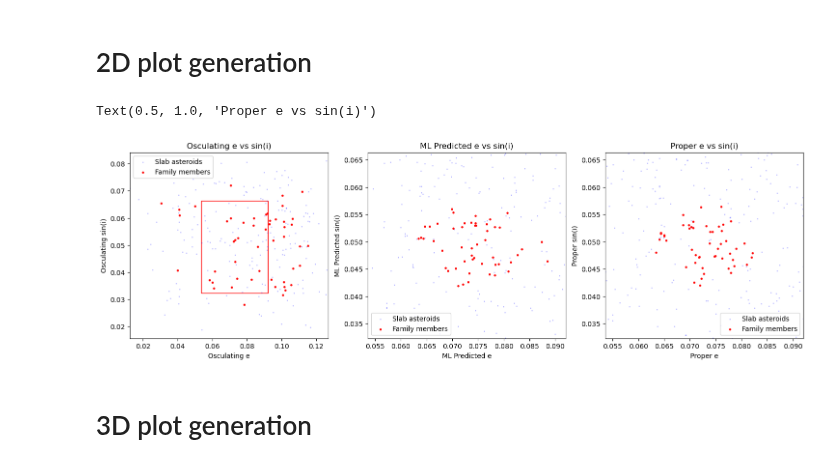
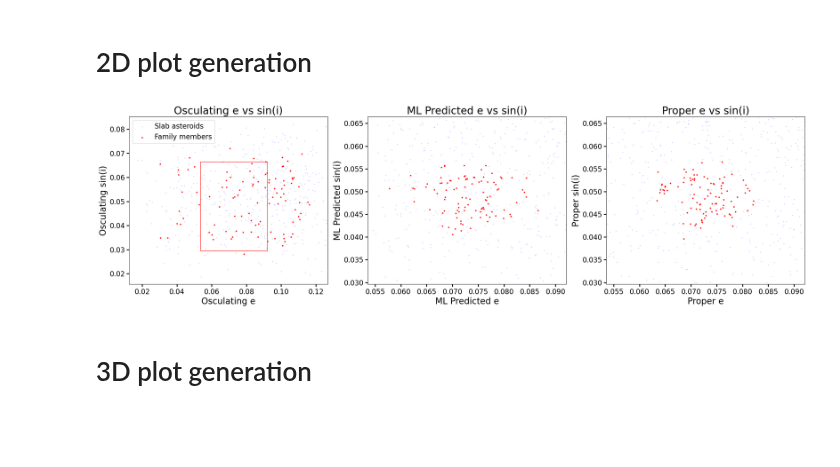
Before and after one commit to YangShen31/proper_elements_prediction, a Jupyter notebook: 4_family_identification/family_identification.ipynb, the cells around one changed output. Saved outputs shown, nothing was run; the diff lists cells and outputs as text; code cells hidden in the pictures; blank space fills up the shorter version.

```diff
--- a/4_family_identification/family_identification.ipynb
+++ b/4_family_identification/family_identification.ipynb
@@ -6,21 +6,24 @@ from mpl_toolkits.mplot3d import Axes3D
 import math
 import matplotlib.patches as patches
 from matplotlib.ticker import FormatStrFormatter
+plt.style.use('../paper.mplstyle')
 # %% [markdown]
 # Load Model Results and Family Dataset
 # %%
-df_ngb = pd.read_csv("../data/model_results.csv")
+df_xgb = pd.read_csv("../data/model_results_xgb.csv")
 nesvorny_elements = pd.read_csv("../data/nesvorny_catalog_dataset.csv")
-df_ngb = pd.merge(df_ngb, nesvorny_elements[["Des'n", 'a', 'da', 'de', 'dsini']], on="Des'n", how="inner")
+df_xgb = pd.merge(df_xgb, nesvorny_elements[["Des'n", 'a', 'da', 'de', 'dsini']], on="Des'n", how="inner")
 # %%
-propa = df_ngb["propa"]
-prope = df_ngb["prope"]
-propsini = df_ngb["propsini"]
+df_xgb["sini"] = np.sin(df_xgb["Incl."]*180/np.pi)
+nesvorny_elements["sini"] = np.sin(nesvorny_elements["Incl."]*180/np.pi)
+propa = df_xgb["propa"]
+prope = df_xgb["prope"]
+propsini = df_xgb["propsini"]
 
-test_name_list = df_ngb['Des\'n']
+test_name_list = df_xgb['Des\'n']
 # %%
 column_names = ['propa', 'prope', 'propsini', 'g', 's', 'H', 'NumOpps', 'PackedName', 'UnpackedName']
-df_Velleda = pd.read_csv("../data/family_tables/inner_126_velleda_fam3.csv", header=None, names=column_names)
+df_Velleda = pd.read_csv("../family_tables/inner_126_velleda_fam3.csv", header=None, names=column_names)
 def convert_id(val):
 	val_str = str(val)
 	if val_str.isdigit():
@@ -272,7 +282,7 @@ Purity of the sample: 97.22222222222221
 # %% [markdown]
 # 2D plot generation
 # %%
-family_test_df = df_ngb[df_ngb["Des'n"].isin(name_list)]
+family_test_df = df_xgb[df_xgb["Des'n"].isin(name_list)]
 
 # Define slab thresholds
 threshold_e = 0.01
@@ -286,50 +296,50 @@ filter = (
     (propsini < np.max(family_test_df["propsini"]) + threshold_i) & (propsini > np.min(family_test_df["propsini"]) - threshold_i)
 )
 
-filtered = df_ngb[filter]
+filtered = df_xgb[filter]
 filtered = filtered[(filtered["Des'n"].isin(test_name_list)) & (~filtered["Des'n"].isin(name_list))]
 
-fig, axes = plt.subplots(1, 3, figsize=(18, 5))
+fig, axes = plt.subplots(1, 3, figsize=(28, 7))
 
 diff = max(family_test_df["prope"]) - min(filtered["prope"])
 
 rect = patches.Rectangle(
     (min(filtered["prope"]), min(filtered["propsini"])),
     max(filtered["prope"]) - min(filtered["prope"]),
     max(filtered["propsini"]) - min(filtered["propsini"]),
     linewidth=1,
     edgecolor='r',
     facecolor='none'
 )
 axes[0].add_patch(rect)
-axes[0].scatter(filtered["e"], (filtered["Incl."]*np.pi/180), s=1, alpha=0.2, label="Slab asteroids", color='blue')
-axes[0].scatter(family_test_df["e"], (family_test_df["Incl."]*np.pi/180), s=5, label="Family members", color='red')
+axes[0].scatter(filtered["e"], (filtered["Incl."]*np.pi/180), s=1, alpha=0.2, label="Slab asteroids", color='blue', rasterized=True)
+axes[0].scatter(family_test_df["e"], (family_test_df["Incl."]*np.pi/180), s=5, label="Family members", color='red', rasterized=True)
 axes[0].set_xlabel("Osculating e")
 axes[0].set_ylabel("Osculating sin(i)")
 axes[0].set_xlim(min(filtered["e"]), min(filtered["e"]) + diff*4)
 axes[0].legend()
 axes[0].set_title("Osculating e vs sin(i)")
 
-axes[1].scatter(filtered["pred_e"], filtered["pred_sini"], s=1, alpha=0.2, label="Slab asteroids", color='blue')
-axes[1].scatter(family_test_df["pred_e"], family_test_df["pred_sini"], s=5, label="Family members", color='red')
+axes[1].scatter(filtered["pred_e"], filtered["pred_sini"], s=1, alpha=0.2, label="Slab asteroids", color='blue', rasterized=True)
+axes[1].scatter(family_test_df["pred_e"], family_test_df["pred_sini"], s=5, label="Family members", color='red', rasterized=True)
 axes[1].set_xlabel("ML Predicted e")
 axes[1].set_ylabel("ML Predicted sin(i)")
 axes[1].set_xlim(min(filtered["prope"]), max(filtered["prope"]))
 axes[1].set_ylim(min(filtered["propsini"]), max(filtered["propsini"]))
-axes[1].legend()
 axes[1].set_title("ML Predicted e vs sin(i)")
 
-axes[2].scatter(filtered["prope"], filtered["propsini"], s=1, alpha=0.2, label="Slab asteroids", color='blue')
-axes[2].scatter(family_test_df["prope"], family_test_df["propsini"], s=5, label="Family members", color='red')
+axes[2].scatter(filtered["prope"], filtered["propsini"], s=1, alpha=0.2, label="Slab asteroids", color='blue', rasterized=True)
+axes[2].scatter(family_test_df["prope"], family_test_df["propsini"], s=5, label="Family members", color='red', rasterized=True)
 axes[2].set_xlabel("Proper e")
 axes[2].set_ylabel("Proper sin(i)")
 axes[2].set_xlim(min(filtered["prope"]), max(filtered["prope"]))
 axes[2].set_ylim(min(filtered["propsini"]), max(filtered["propsini"]))
-axes[2].legend()
 axes[2].set_title("Proper e vs sin(i)")
+
+plt.savefig("../plots/2D_plots_family.pdf")
+plt.show()
 # %% [output]
-Text(0.5, 1.0, 'Proper e vs sin(i)')
-[figure, old version]
+[figure, new version]
 # %% [markdown]
 # 3D plot generation
 # %%
```
Also changed, not shown: parts of 10 cells of this notebook, 4 other files.
